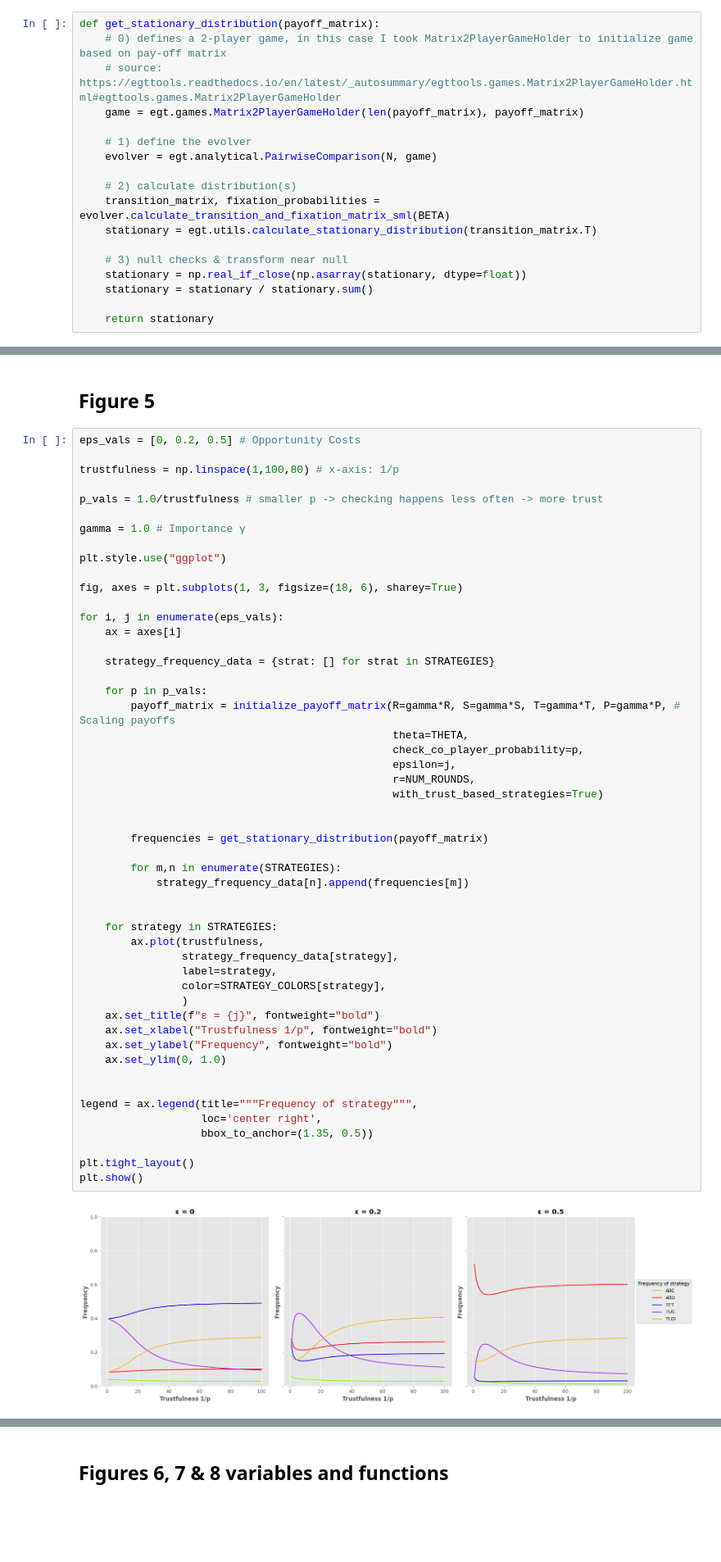
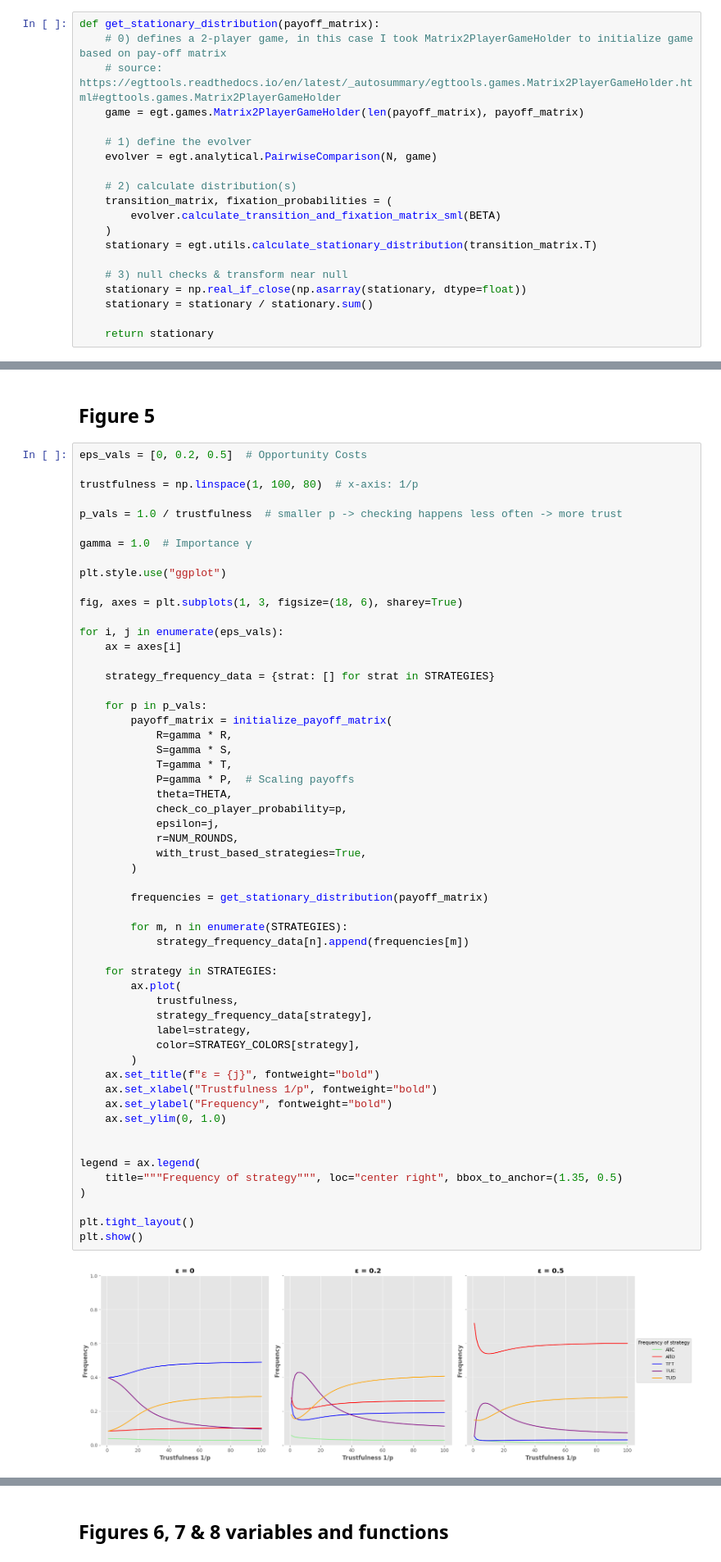
Before and after one commit to mwallemacq/CGT-project-trust-based-strategies, a Jupyter notebook: core_implementation.ipynb, the cells around one changed output, grey strips where cells are left out. Shown at 82% size. Saved outputs shown, nothing was run; the diff lists cells and outputs as text; blank space fills up the shorter version.

```diff
--- a/core_implementation.ipynb
+++ b/core_implementation.ipynb
@@ -94,7 +147,9 @@ def get_stationary_distribution(payoff_matrix):
     evolver = egt.analytical.PairwiseComparison(N, game)
 
     # 2) calculate distribution(s)
-    transition_matrix, fixation_probabilities = evolver.calculate_transition_and_fixation_matrix_sml(BETA)
+    transition_matrix, fixation_probabilities = (
+        evolver.calculate_transition_and_fixation_matrix_sml(BETA)
+    )
     stationary = egt.utils.calculate_stationary_distribution(transition_matrix.T)
 
     # 3) null checks & transform near null
@@ -389,58 +493,62 @@ plt.show()
 # %% [markdown]
 ## Figure 5
 # %%
-eps_vals = [0, 0.2, 0.5] # Opportunity Costs
+eps_vals = [0, 0.2, 0.5]  # Opportunity Costs
 
-trustfulness = np.linspace(1,100,80) # x-axis: 1/p
+trustfulness = np.linspace(1, 100, 80)  # x-axis: 1/p
 
-p_vals = 1.0/trustfulness # smaller p -> checking happens less often -> more trust
+p_vals = 1.0 / trustfulness  # smaller p -> checking happens less often -> more trust
 
-gamma = 1.0 # Importance γ
+gamma = 1.0  # Importance γ
 
 plt.style.use("ggplot")
 
 fig, axes = plt.subplots(1, 3, figsize=(18, 6), sharey=True)
 
 for i, j in enumerate(eps_vals):
     ax = axes[i]
 
     strategy_frequency_data = {strat: [] for strat in STRATEGIES}
 
     for p in p_vals:
-        payoff_matrix = initialize_payoff_matrix(R=gamma*R, S=gamma*S, T=gamma*T, P=gamma*P, # Scaling payoffs
-                                                 theta=THETA,
-                                                 check_co_player_probability=p,
-                                                 epsilon=j,
-                                                 r=NUM_ROUNDS,
-                                                 with_trust_based_strategies=True)
-
+        payoff_matrix = initialize_payoff_matrix(
+            R=gamma * R,
+            S=gamma * S,
+            T=gamma * T,
+            P=gamma * P,  # Scaling payoffs
+            theta=THETA,
+            check_co_player_probability=p,
+            epsilon=j,
+            r=NUM_ROUNDS,
+            with_trust_based_strategies=True,
+        )
 
         frequencies = get_stationary_distribution(payoff_matrix)
 
-        for m,n in enumerate(STRATEGIES):
+        for m, n in enumerate(STRATEGIES):
             strategy_frequency_data[n].append(frequencies[m])
 
-
     for strategy in STRATEGIES:
-        ax.plot(trustfulness,
-                strategy_frequency_data[strategy],
-                label=strategy,
-                color=STRATEGY_COLORS[strategy],
-                )
+        ax.plot(
+            trustfulness,
+            strategy_frequency_data[strategy],
+            label=strategy,
+            color=STRATEGY_COLORS[strategy],
+        )
     ax.set_title(f"ε = {j}", fontweight="bold")
     ax.set_xlabel("Trustfulness 1/p", fontweight="bold")
     ax.set_ylabel("Frequency", fontweight="bold")
     ax.set_ylim(0, 1.0)
 
 
-legend = ax.legend(title="""Frequency of strategy""",
-                   loc='center right',
-                   bbox_to_anchor=(1.35, 0.5))
+legend = ax.legend(
+    title="""Frequency of strategy""", loc="center right", bbox_to_anchor=(1.35, 0.5)
+)
 
 plt.tight_layout()
 plt.show()
 # %% [output]
-[figure, old version]
+[figure, new version]
 # %%
 plt.style.use("ggplot")
 
```
Also changed, not shown: parts of 11 cells of this notebook.
